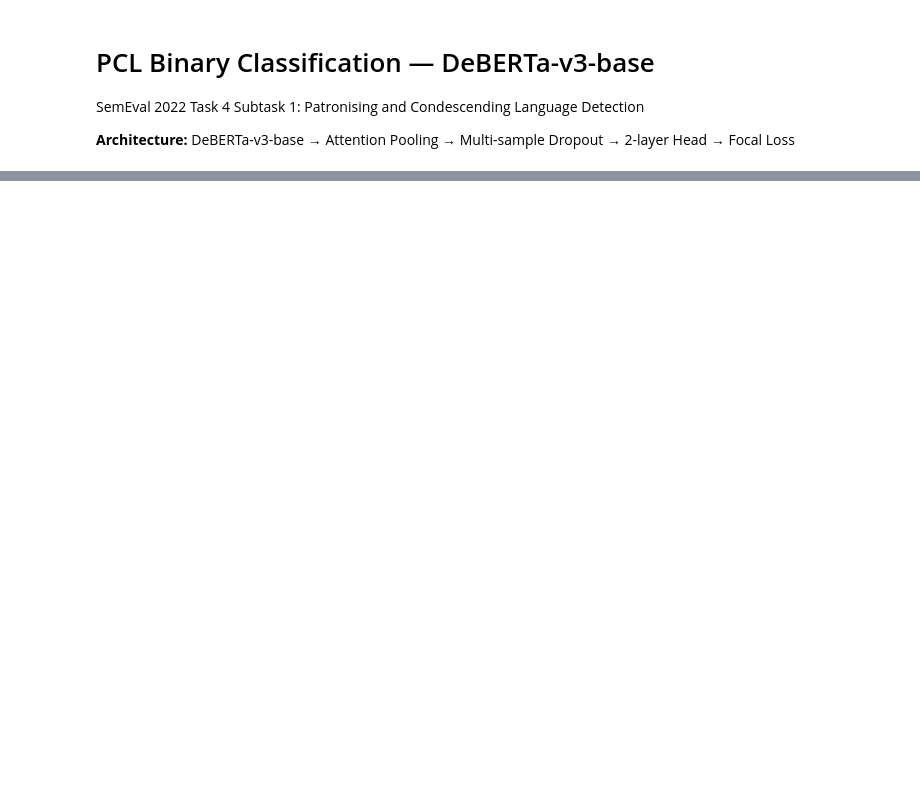
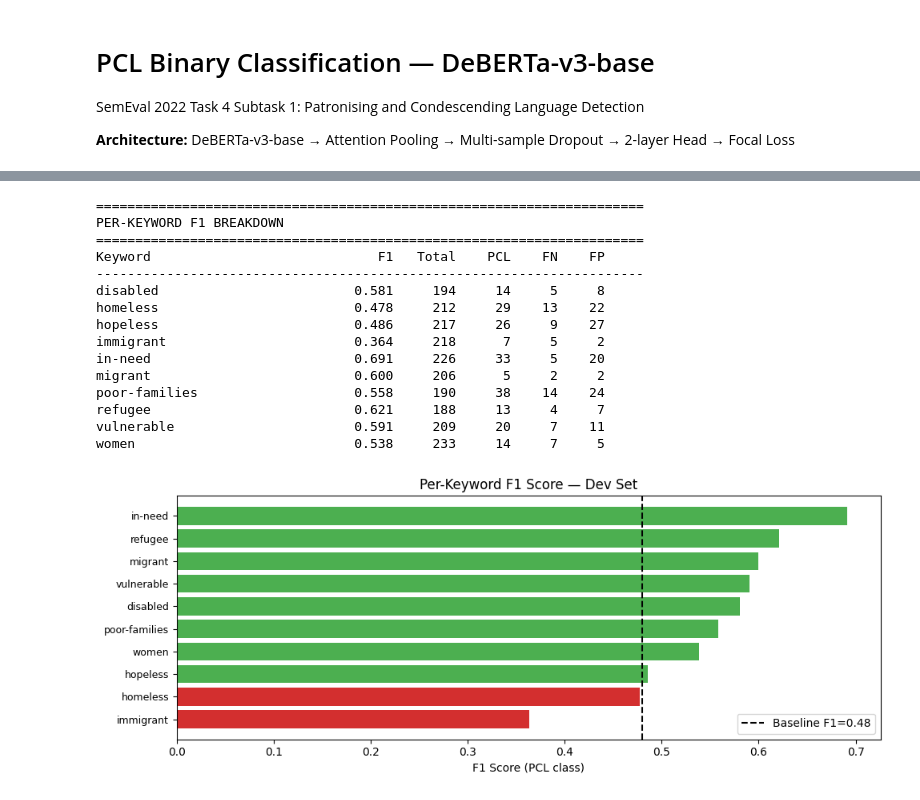
Before and after one commit to shlokcshah55/NLP-CW, a Jupyter notebook: model.ipynb, the cells around one changed output, grey strips where cells are left out. Cells and saved outputs as stored; diff of their text form; code cells hidden in the pictures; blank space fills up the shorter version.

```diff
--- a/model.ipynb
+++ b/model.ipynb
@@ -355,0 +614,57 @@ print("Saved best_model.pt")
+# %%
+### Per-keyword F1 breakdown
+
+print("=" * 70)
+print("PER-KEYWORD F1 BREAKDOWN")
+print("=" * 70)
+print(f"{'Keyword':<30s}  {'F1':>6s}  {'Total':>6s}  {'PCL':>5s}  {'FN':>4s}  {'FP':>4s}")
+print("-" * 70)
+
+keyword_results = []
+for keyword in sorted(dev_df_analysis["keyword"].unique()):
+    subset = dev_df_analysis[dev_df_analysis["keyword"] == keyword]
+    n_pcl = subset["binary_label"].sum()
+    n_total = len(subset)
+    n_fn = ((subset["binary_label"] == 1) & (subset["prediction"] == 0)).sum()
+    n_fp = ((subset["binary_label"] == 0) & (subset["prediction"] == 1)).sum()
+
+    if n_pcl > 0:
+        kw_f1 = f1_score(subset["binary_label"], subset["prediction"], pos_label=1)
+    else:
+        kw_f1 = float('nan')
+
+    keyword_results.append({"keyword": keyword, "f1": kw_f1, "total": n_total,
+                            "pcl": n_pcl, "fn": n_fn, "fp": n_fp})
+    print(f"{keyword:<30s}  {kw_f1:>6.3f}  {n_total:>6d}  {n_pcl:>5d}  {n_fn:>4d}  {n_fp:>4d}")
+
+# Plot per-keyword F1
+kw_df = pd.DataFrame(keyword_results).dropna(subset=["f1"]).sort_values("f1")
+fig, ax = plt.subplots(figsize=(10, max(4, len(kw_df) * 0.4)))
+colors = ['#d32f2f' if f1 < 0.48 else '#4caf50' for f1 in kw_df["f1"]]
+ax.barh(range(len(kw_df)), kw_df["f1"], color=colors)
+ax.set_yticks(range(len(kw_df)))
+ax.set_yticklabels(kw_df["keyword"], fontsize=9)
+ax.axvline(x=0.48, color="black", linestyle="--", label="Baseline F1=0.48")
+ax.set_xlabel("F1 Score (PCL class)")
+ax.set_title("Per-Keyword F1 Score — Dev Set")
+ax.legend()
+plt.tight_layout()
+plt.savefig("per_keyword_f1.png", dpi=150, bbox_inches="tight")
+plt.show()
+# %% [output]
+======================================================================
+PER-KEYWORD F1 BREAKDOWN
+======================================================================
+Keyword                             F1   Total    PCL    FN    FP
+----------------------------------------------------------------------
+disabled                         0.581     194     14     5     8
+homeless                         0.478     212     29    13    22
+hopeless                         0.486     217     26     9    27
+immigrant                        0.364     218      7     5     2
+in-need                          0.691     226     33     5    20
+migrant                          0.600     206      5     2     2
+poor-families                    0.558     190     38    14    24
+refugee                          0.621     188     13     4     7
+vulnerable                       0.591     209     20     7    11
+women                            0.538     233     14     7     5
+[figure, added]
```
Also changed, not shown: parts of 13 cells of this notebook.
